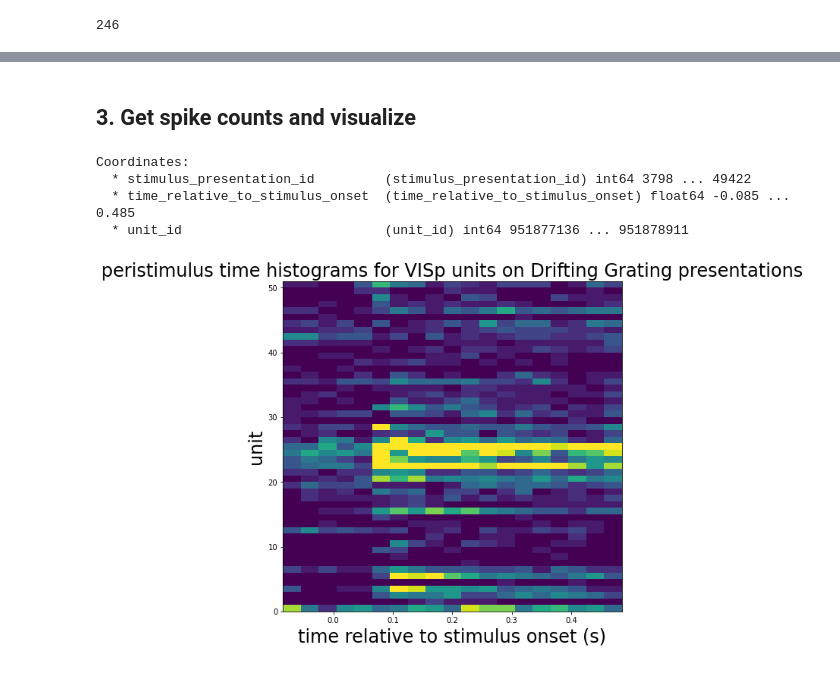
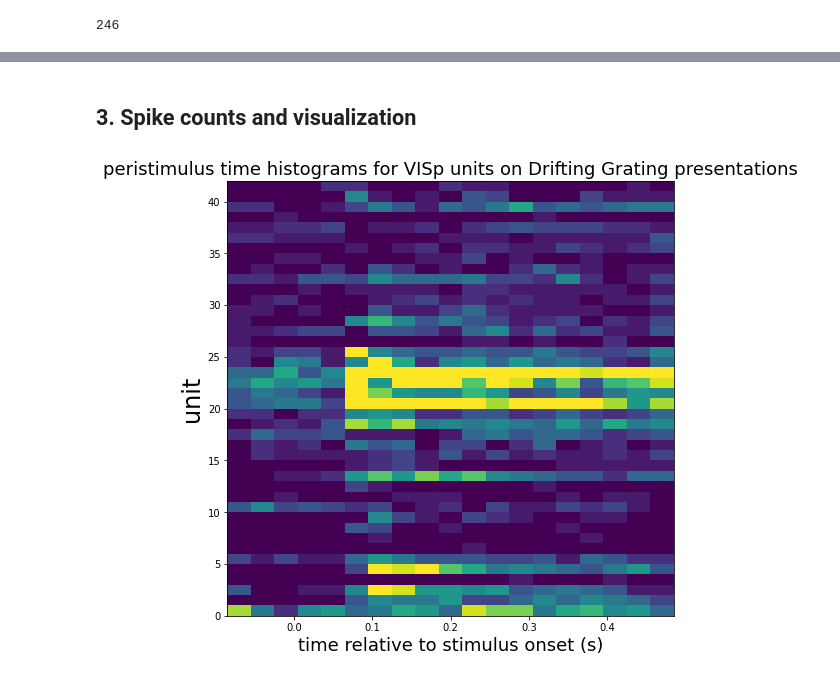
Before and after one commit to sh4r11f/NMA-rep-drift, a Jupyter notebook: NPX_within_session.ipynb, the cells around one changed output, grey strips where cells are left out. Saved outputs shown, nothing was run; the diff lists cells and outputs as text; code cells hidden in the pictures.

Commit message:
finished sample notebook for loading data within session

```diff
--- a/NPX_within_session.ipynb
+++ b/NPX_within_session.ipynb
@@ -130,7 +113,10 @@ roi = 'VISp'
 stim_id = session.stimulus_conditions.loc[session.stimulus_conditions.stimulus_name == stim_type].index.values[0]
 stim_idx = session.stimulus_presentations.loc[session.stimulus_presentations.stimulus_condition_id == stim_id].index.values
 
-roi_idx = session.units[session.units.ecephys_structure_acronym == roi].index.values
+# select the roi and also drop low-snr units
+q25 = np.percentile(session.units.snr, 25)
+# mean_snr = session.units.snr.mean()
+roi_idx = session.units[(session.units.snr > q25) & (session.units.ecephys_structure_acronym == roi)].index.values
 # %%
 # Sanity check
 session.units.loc[roi_idx, :].shape
@@ -163,7 +175,7 @@ session.stimulus_presentations.loc[stim_idx, :]
 # %% [markdown]
-## 3. Get spike counts and visualize
+## 3. Spike counts and visualization
 # %%
-time_step = 0.03
+time_step = .03
 time_bins = np.arange(-0.1, 0.5 + time_step, time_step)
 # %%
 spike_cnts = session.presentationwise_spike_counts(
@@ -174,7 +186,0 @@ spike_cnts = session.presentationwise_spike_counts(
-# %%
-spike_cnts.coords
-# %% [output]
-Coordinates:
-  * stimulus_presentation_id         (stimulus_presentation_id) int64 3798 ... 49422
-  * time_relative_to_stimulus_onset  (time_relative_to_stimulus_onset) float64 -0.085 ... 0.485
-  * unit_id                          (unit_id) int64 951877136 ... 951878911
@@ -181,19 +189,19 @@ Coordinates:
 # %%
 mean_histograms = spike_cnts.mean(dim="stimulus_presentation_id")
 
 fig, ax = plt.subplots(figsize=(8, 8))
 ax.pcolormesh(
     mean_histograms["time_relative_to_stimulus_onset"],
     np.arange(mean_histograms["unit_id"].size),
     mean_histograms.T,
     vmin=0,
     vmax=1
 )
 
 ax.set_ylabel("unit", fontsize=24)
-ax.set_xlabel("time relative to stimulus onset (s)", fontsize=24)
-ax.set_title("peristimulus time histograms for VISp units on Drifting Grating presentations", fontsize=24)
+ax.set_xlabel("time relative to stimulus onset (s)", fontsize=18)
+ax.set_title("peristimulus time histograms for VISp units on Drifting Grating presentations", fontsize=18)
 
 plt.show()
 # %% [output]
-[figure, old version]
+[figure, new version]
```
Also changed, not shown: parts of 41 cells of this notebook, 2 other files.
